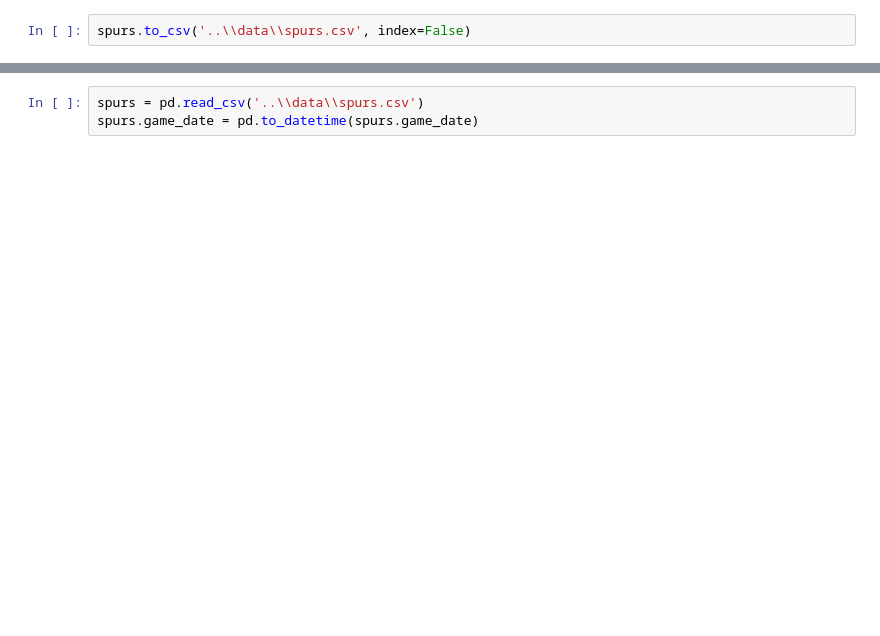
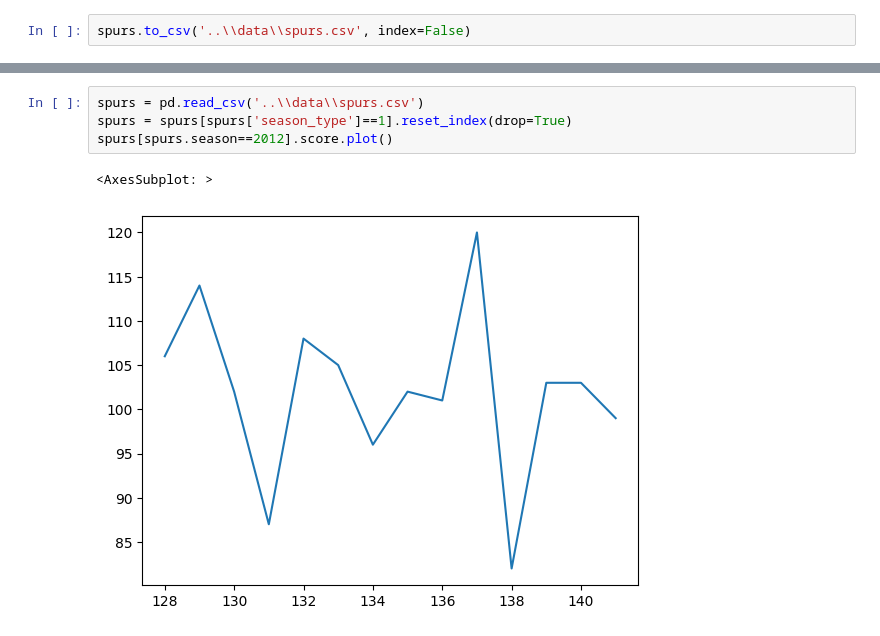
Before and after one commit to bishopcurtisj/DATA5630_Final_Project, a Jupyter notebook: src/data_processing.ipynb, the cells around one changed output, grey strips where cells are left out. Cells and saved outputs as stored; diff of their text form; blank space fills up the shorter version.

```diff
--- a/src/data_processing.ipynb
+++ b/src/data_processing.ipynb
@@ -72,4 +102,8 @@ spurs.to_csv('..\\data\\spurs.csv', index=False)
 # %%
 spurs = pd.read_csv('..\\data\\spurs.csv')
-spurs.game_date = pd.to_datetime(spurs.game_date)
+spurs = spurs[spurs['season_type']==1].reset_index(drop=True)
+spurs[spurs.season==2012].score.plot()
+# %% [output]
+<AxesSubplot: >
+[figure, added]
 # %%
```
Also changed, not shown: parts of 16 cells of this notebook, 11 other files.
